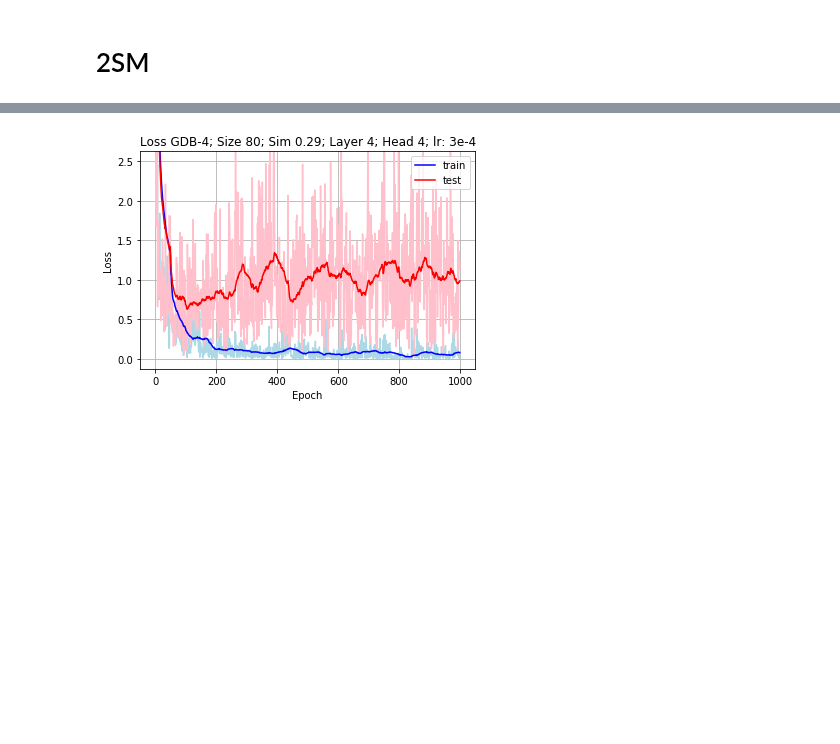
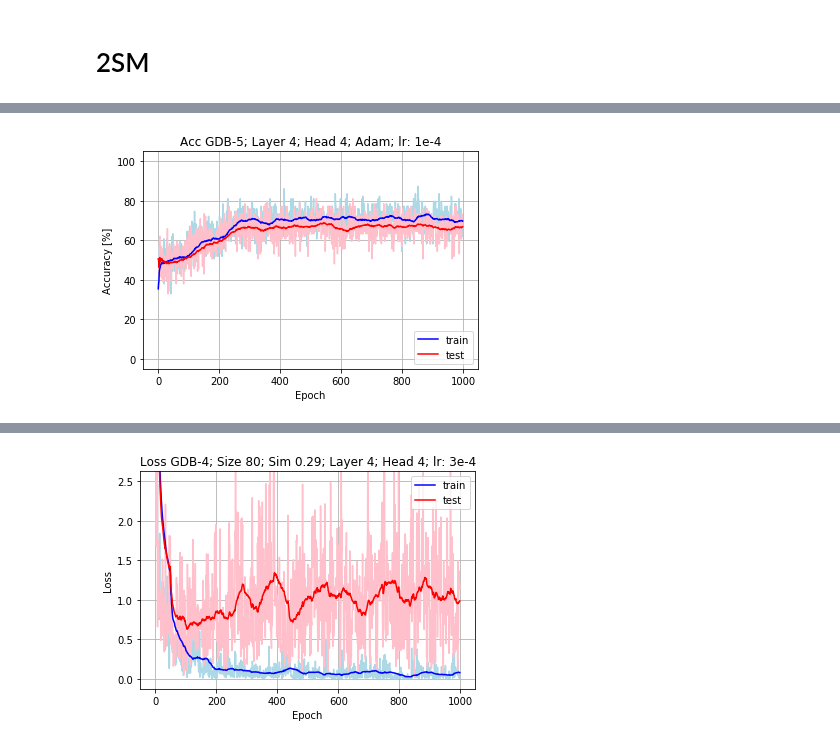
Before and after one commit to DSPsleeporg/smiles-transformer, a Jupyter notebook: smiles_transformer/Untitled.ipynb, the cells around one changed output, grey strips where cells are left out. Drawn from its saved outputs; the diff is of its cells as text; code cells hidden in the pictures; blank space fills up the shorter version.

```diff
--- a/smiles_transformer/Untitled.ipynb
+++ b/smiles_transformer/Untitled.ipynb
@@ -109,0 +110,4 @@ pd.read_csv('data/gdb06_bert_train.csv')['tanimoto'].mean()
+# %%
+plot_acc('../result/log/GDB05.csv', 'Acc GDB-5; Layer 4; Head 4; Adam; lr: 1e-4')
+# %% [output]
+[figure, added]
```
Also changed, not shown: parts of 5 cells of this notebook, 3 other files.
